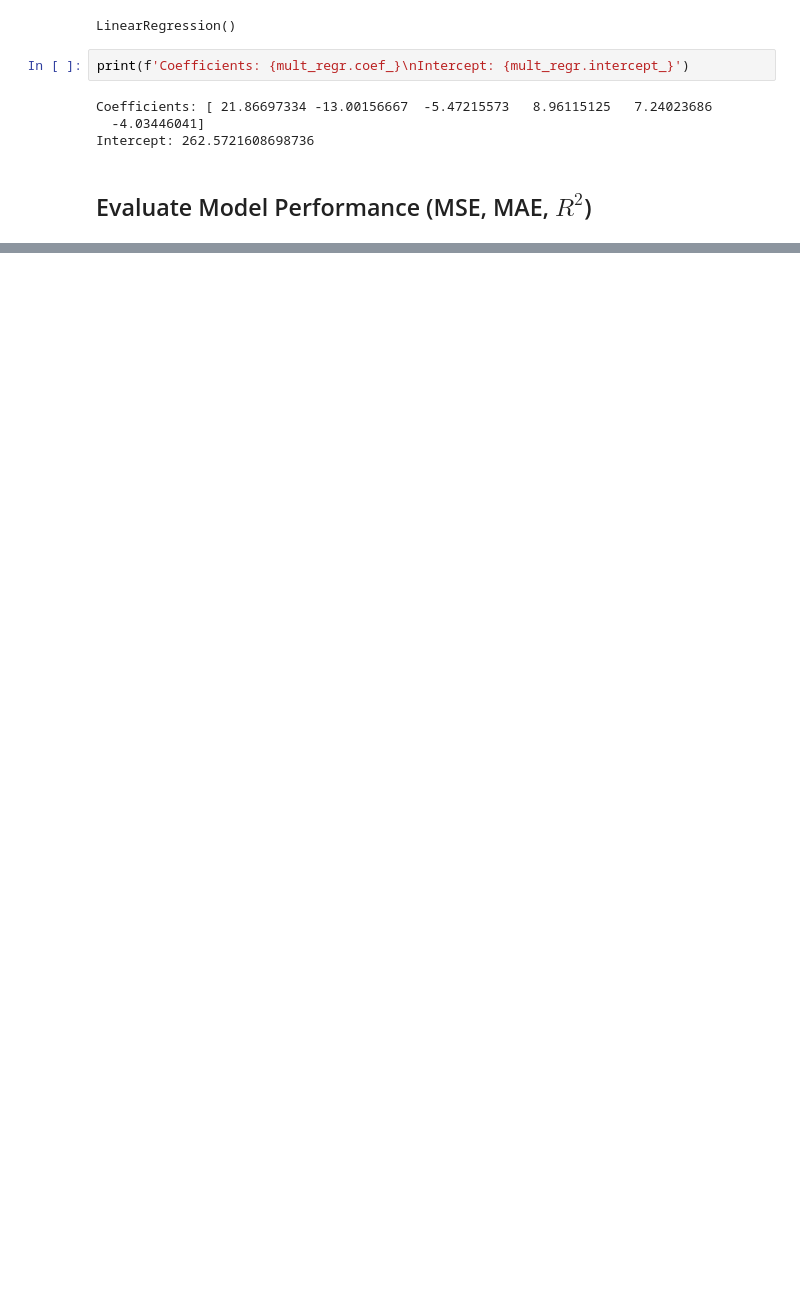
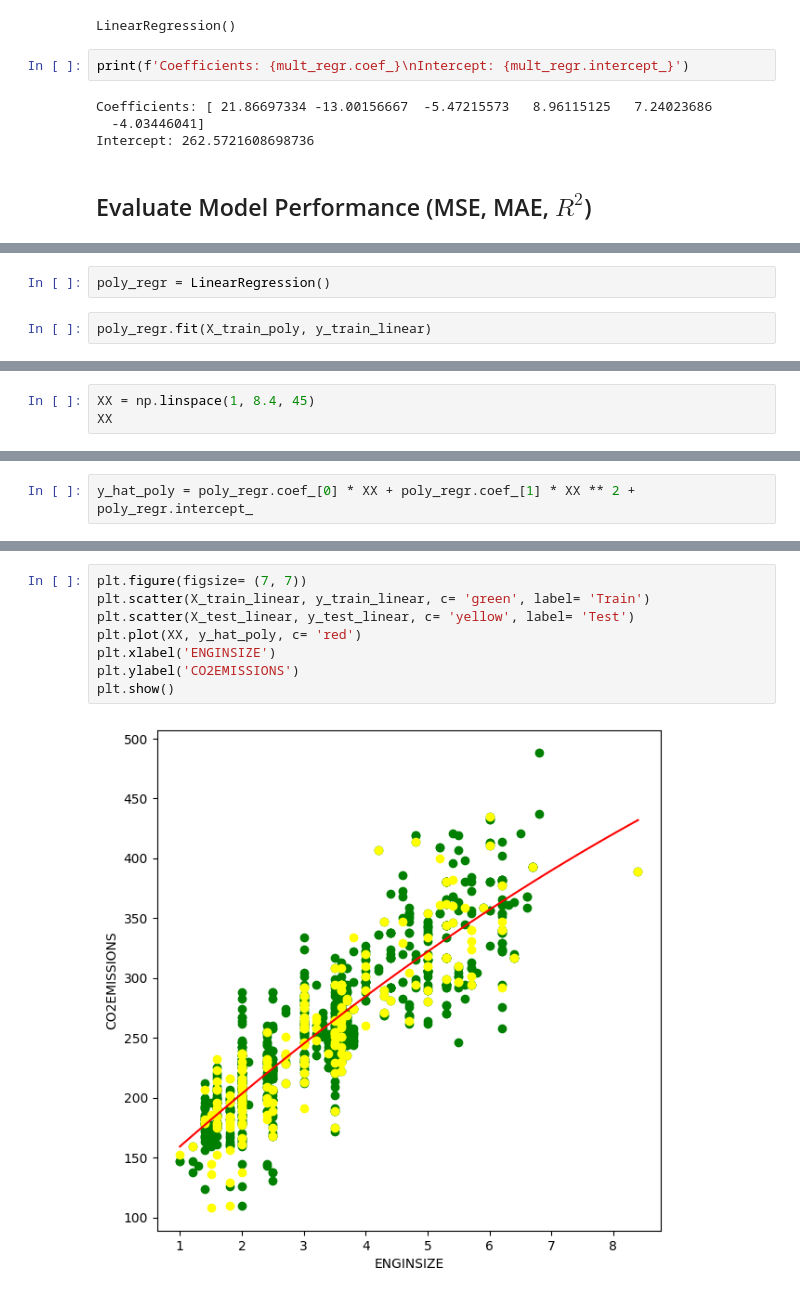
Before and after one commit to python-is-life2022/Fuel-Consumption-Regression-Models, a Jupyter notebook: Fuel_Consumption_Regression_Models.ipynb, the cells around one changed output, grey strips where cells are left out. Drawn from its saved outputs; the diff is of its cells as text; blank space fills up the shorter version.

```diff
--- a/Fuel_Consumption_Regression_Models.ipynb
+++ b/Fuel_Consumption_Regression_Models.ipynb
@@ -254,0 +368,4 @@ R2: 90.34%
+# %%
+poly_regr = LinearRegression()
+# %%
+poly_regr.fit(X_train_poly, y_train_linear)
@@ -254,0 +396,3 @@ R2: 90.34%
+# %%
+XX = np.linspace(1, 8.4, 45)
+XX
@@ -254,0 +409,2 @@ R2: 90.34%
+# %%
+y_hat_poly = poly_regr.coef_[0] * XX + poly_regr.coef_[1] * XX ** 2 + poly_regr.intercept_
@@ -254,0 +417,10 @@ R2: 90.34%
+# %%
+plt.figure(figsize= (7, 7))
+plt.scatter(X_train_linear, y_train_linear, c= 'green', label= 'Train')
+plt.scatter(X_test_linear, y_test_linear, c= 'yellow', label= 'Test')
+plt.plot(XX, y_hat_poly, c= 'red')
+plt.xlabel('ENGINSIZE')
+plt.ylabel('CO2EMISSIONS')
+plt.show()
+# %% [output]
+[figure, added]
```
Also changed, not shown: parts of 40 cells of this notebook.
